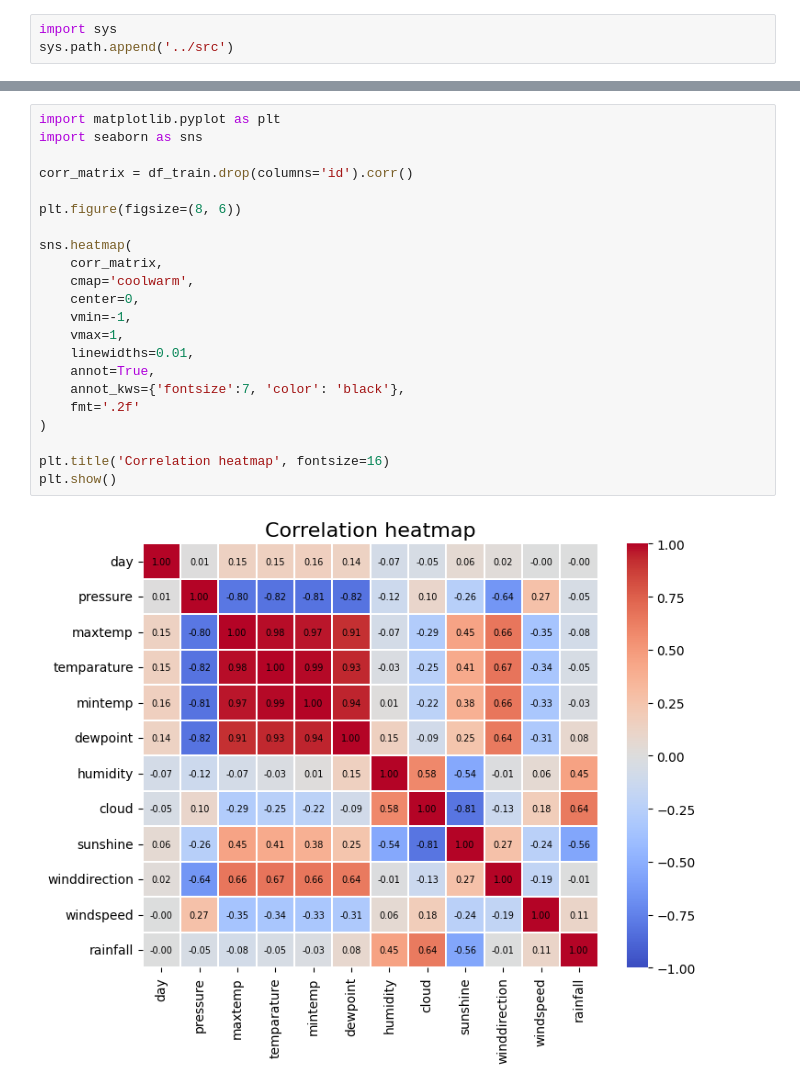
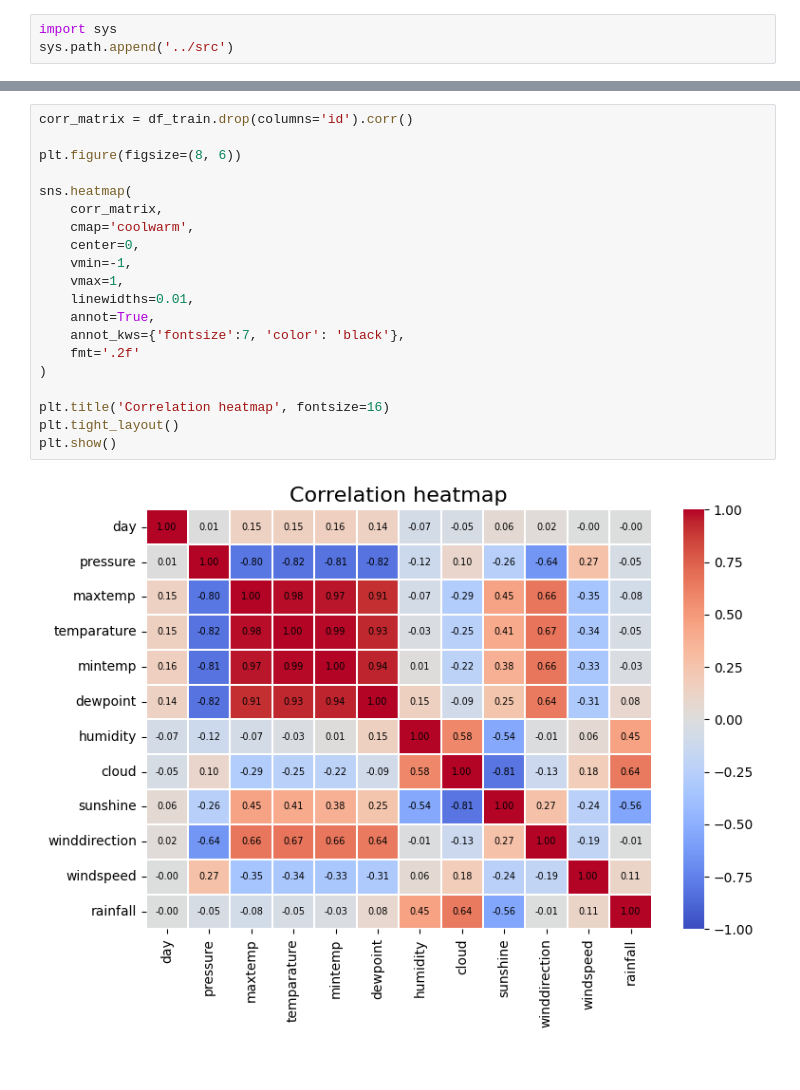
Before and after one commit to gprinciotti/kaggle, a Jupyter notebook: notebooks/playground-series-s5e3.ipynb, the cells around one changed output, grey strips where cells are left out. Drawn from its saved outputs; the diff is of its cells as text.

```diff
--- a/notebooks/playground-series-s5e3.ipynb
+++ b/notebooks/playground-series-s5e3.ipynb
@@ -37,24 +46,22 @@ Data types and missing count:
 # %%
-import matplotlib.pyplot as plt
-import seaborn as sns
-
 corr_matrix = df_train.drop(columns='id').corr()
 
 plt.figure(figsize=(8, 6))
 
 sns.heatmap(
     corr_matrix,
     cmap='coolwarm',
     center=0,
     vmin=-1,
     vmax=1,
     linewidths=0.01,
     annot=True,
     annot_kws={'fontsize':7, 'color': 'black'},
     fmt='.2f'
 )
 
 plt.title('Correlation heatmap', fontsize=16)
+plt.tight_layout()
 plt.show()
 # %% [output]
-[figure, old version]
+[figure, new version]
```
Also changed, not shown: parts of 21 cells of this notebook.
